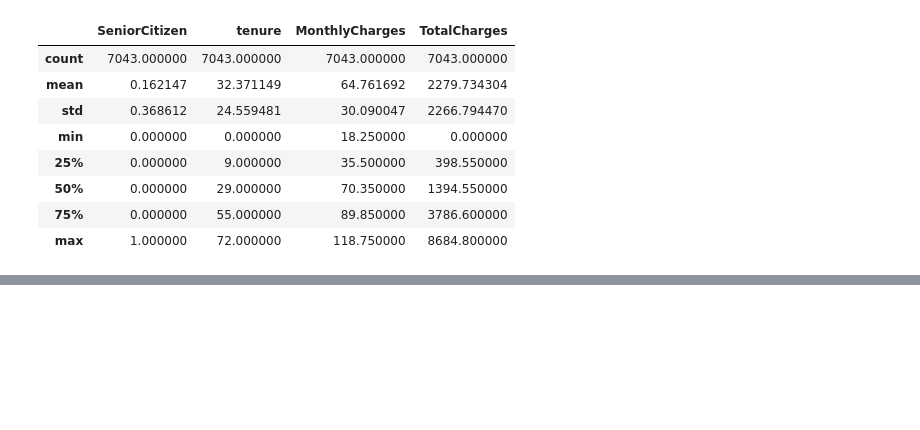
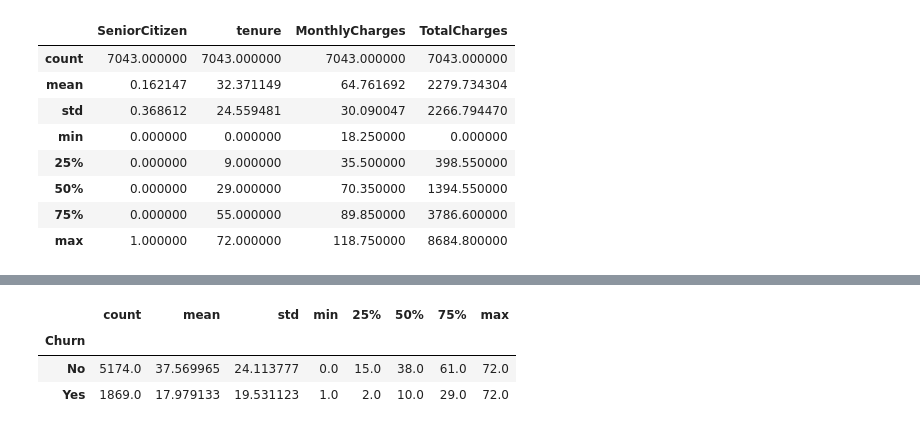
Before and after one commit to yagantiAshok/Churn_Customer_Prediction, a Jupyter notebook: notebook/fresh_eda.ipynb, the cells around one changed output, grey strips where cells are left out. Saved outputs shown, nothing was run; the diff lists cells and outputs as text; code cells hidden in the pictures; blank space fills up the shorter version.

```diff
--- a/notebook/fresh_eda.ipynb
+++ b/notebook/fresh_eda.ipynb
@@ -93,0 +129,7 @@ data.describe()
+# %%
+data.groupby("Churn")["tenure"].describe()
+# %% [output]
+|  | count | mean | std | min | 25% | 50% | 75% | max |
+| Churn |  |  |  |  |  |  |  |  |
+| No | 5174.0 | 37.569965 | 24.113777 | 0.0 | 15.0 | 38.0 | 61.0 | 72.0 |
+| Yes | 1869.0 | 17.979133 | 19.531123 | 1.0 | 2.0 | 10.0 | 29.0 | 72.0 |
```
Also changed, not shown: parts of 11 cells of this notebook.
